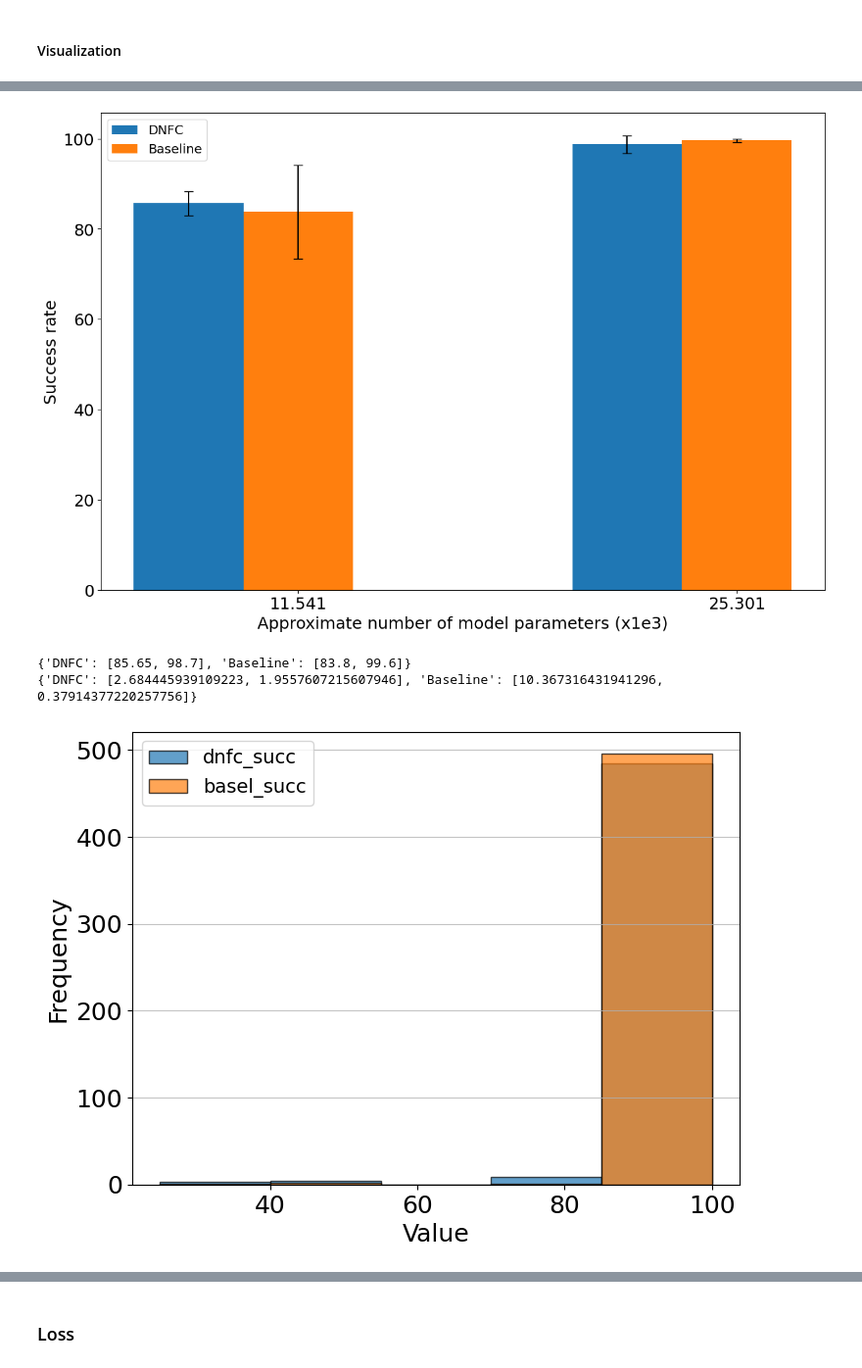
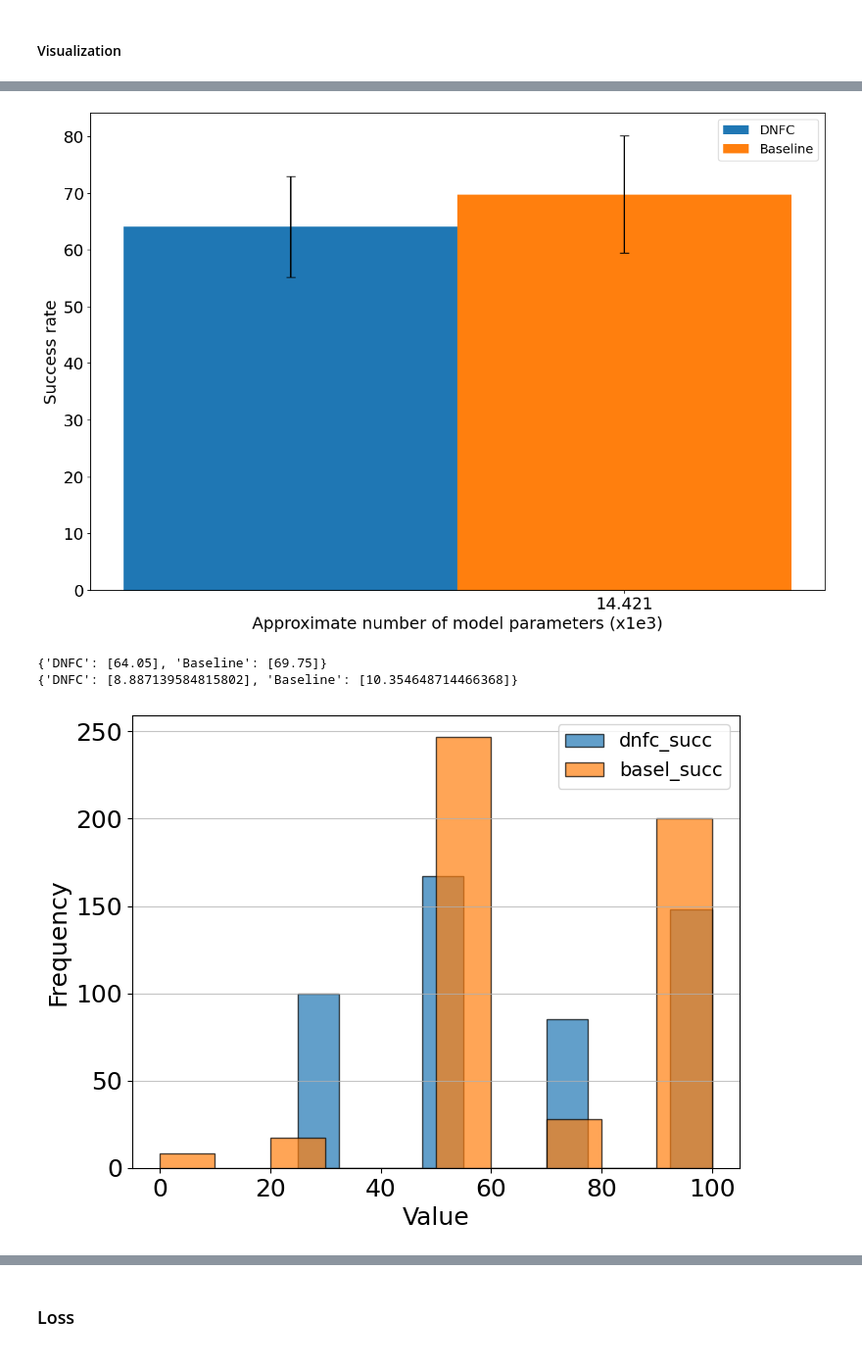
Before and after one commit to arash-mehrabi-z/dnfc-torobo, a Jupyter notebook: feedback_controller/fbc/neural_network/get_results.ipynb, the cells around one changed output, grey strips where cells are left out. Shown at 98% size. Drawn from its saved outputs; the diff is of its cells as text; code cells hidden in the pictures.

```diff
--- a/feedback_controller/fbc/neural_network/get_results.ipynb
+++ b/feedback_controller/fbc/neural_network/get_results.ipynb
@@ -17,7 +17,8 @@ plt.rc('font', size=18)
 plt.rc('legend', fontsize=14)
 # %%
 root_dir = "/home/arash/catkin_ws/src/feedback_controller/fbc/neural_network/results/"
-model_params_list = [11.541, 25.301] #5.381, 7.541, ]
+ds_name = "trajs:500_blocks:3_random"
+model_params_list = [14.421] #[25.301] #5.381, 7.541, ]
 
 kin = TorKin()
 # %% [output]
@@ -30,7 +31,7 @@ bodypart structure for head is constructed.
 ### Example
 # %%
 file_root_dir = root_dir +\
-    "trajs:2000_blocks:3_random_11.541K/ep:1000/on_v_custl_mse_1e-05_True"
+    f"{ds_name}_14.421K/ep:1000/on_v_custl_mse_1e-05_True"
 
 file_path = os.path.join(file_root_dir, "perf.csv")
 df = pd.read_csv(file_path)
@@ -149,7 +150,7 @@ stats_abl = {
 }
 # %%
 for num_params in model_params_list:
-    model_dir = os.path.join(root_dir, f"trajs:2000_blocks:3_random_{num_params}K/ep:1000/")
+    model_dir = os.path.join(root_dir, f"{ds_name}_{num_params}K/ep:1000/")
     for is_not_abl in [True]:#, False]:
         file_dir = os.path.join(model_dir, f"on_v_custl_mse_1e-05_{is_not_abl}")
         file_path = os.path.join(file_dir, "perf.csv")
@@ -355,25 +336,24 @@ plt.show()
 print(Ys)
 print(errors)
 # %% [output]
-[figure, old version]
+[figure, new version]
-{'DNFC': [85.65, 98.7], 'Baseline': [83.8, 99.6]}
-{'DNFC': [2.684445939109223, 1.9557607215607946], 'Baseline': [10.367316431941296, 0.37914377220257756]}
+{'DNFC': [64.05], 'Baseline': [69.75]}
+{'DNFC': [8.887139584815802], 'Baseline': [10.354648714466368]}
 # %%
-bin_no = 5
+bin_no = 10
 
 # Plot histograms for 'dnfc_succ' and 'basel_succ' side by side
 plt.figure(figsize=(8, 6))
 plt.hist(df["dnfc_succ"], bins=bin_no, alpha=0.7, label='dnfc_succ', edgecolor='black')
 plt.hist(df["basel_succ"], bins=bin_no, alpha=0.7, label='basel_succ', edgecolor='black')
 # plt.title("Histogram of dnfc_succ and basel_succ", fontsize=14)
 plt.xlabel("Value")
 plt.ylabel("Frequency")
 plt.legend()
 plt.grid(axis='y', alpha=0.75)
 
-file_path = os.path.join(root_dir, "succ_hist.png")
-plt.savefig(file_path)
+plt.savefig(os.path.join(os.getcwd(), "paper/succ_hist.png"))
 plt.show()
 # %% [output]
-[figure, old version]
+[figure, new version]
 # %%
```
Also changed, not shown: parts of 19 cells of this notebook, 3 other files.
